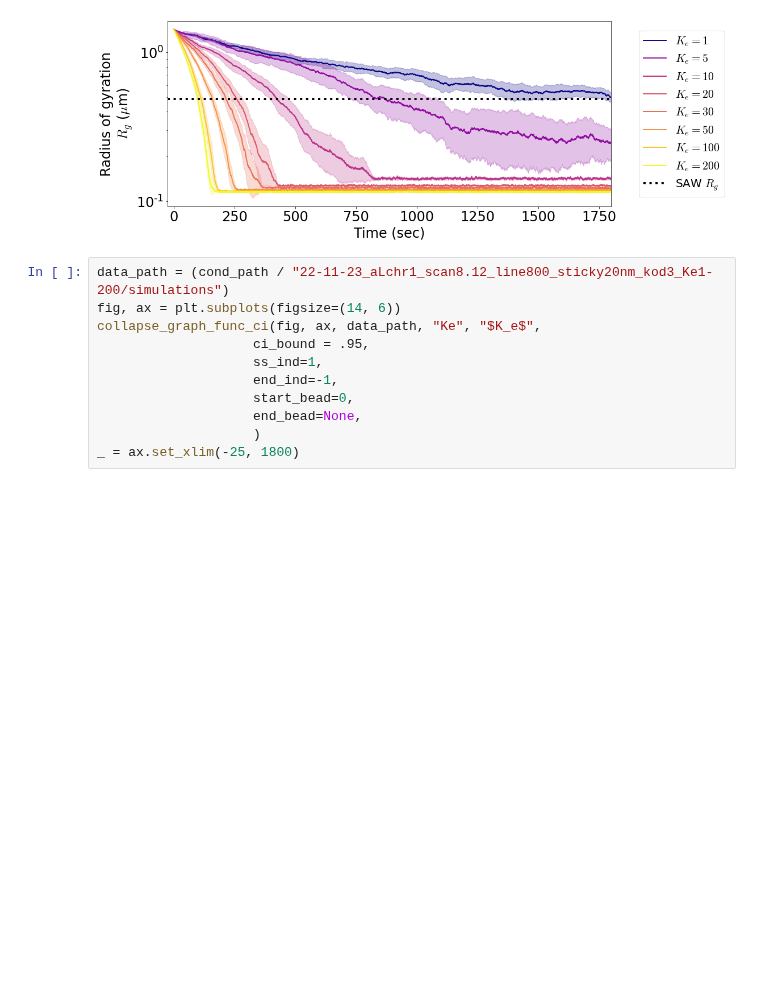
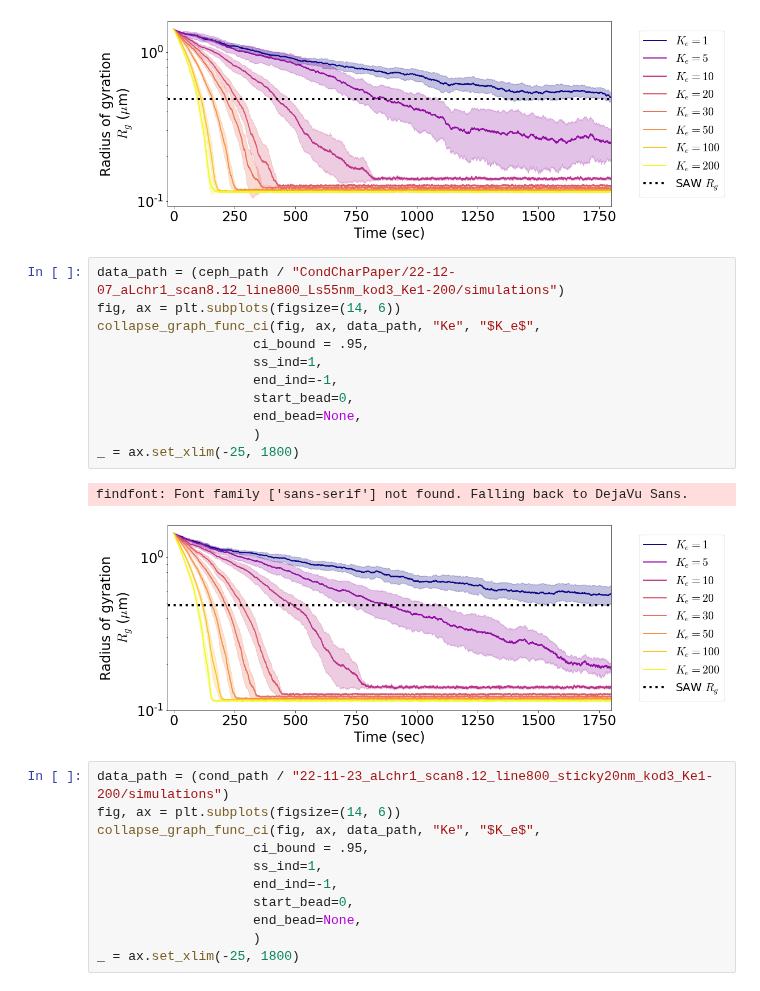
Before and after one commit to palladio11/aLENS_analysis, a Jupyter notebook: notebooks/18a-Radius_of_gyration_scan.ipynb, the cells around one changed output. Saved outputs shown, nothing was run; the diff lists cells and outputs as text; blank space fills up the shorter version.

```diff
--- a/notebooks/18a-Radius_of_gyration_scan.ipynb
+++ b/notebooks/18a-Radius_of_gyration_scan.ipynb
@@ -399,6 +399,20 @@ Could not open /mnt/home/alamson/ceph/DATA/Chromatin/CondCharPaper/22-08-12_aLch
 findfont: Font family ['sans-serif'] not found. Falling back to DejaVu Sans.
 findfont: Font family ['sans-serif'] not found. Falling back to DejaVu Sans.
 [figure]
+# %%
+data_path = (ceph_path / "CondCharPaper/22-12-07_aLchr1_scan8.12_line800_Ls55nm_kod3_Ke1-200/simulations")
+fig, ax = plt.subplots(figsize=(14, 6))
+collapse_graph_func_ci(fig, ax, data_path, "Ke", "$K_e$",
+                    ci_bound = .95,
+                    ss_ind=1,
+                    end_ind=-1,
+                    start_bead=0,
+                    end_bead=None,
+                    )
+_ = ax.set_xlim(-25, 1800)
+# %% [output]
+findfont: Font family ['sans-serif'] not found. Falling back to DejaVu Sans.
+[figure, added]
 # %%
 data_path = (cond_path / "22-11-23_aLchr1_scan8.12_line800_sticky20nm_kod3_Ke1-200/simulations")
 fig, ax = plt.subplots(figsize=(14, 6))
```
Also changed, not shown: parts of 2 cells of this notebook, 11 other files.
